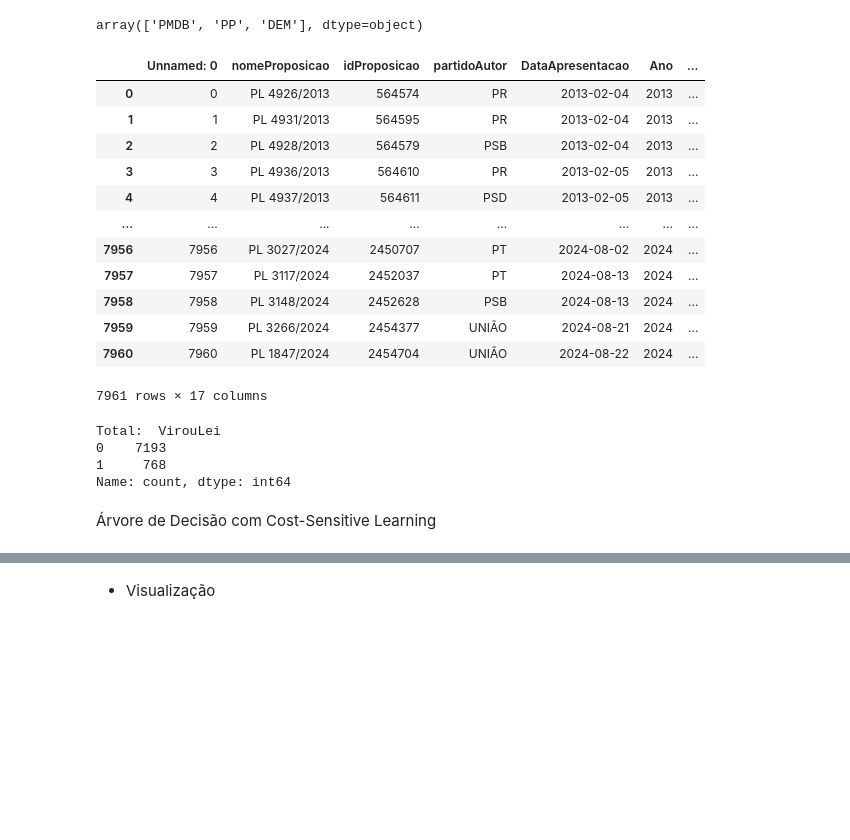
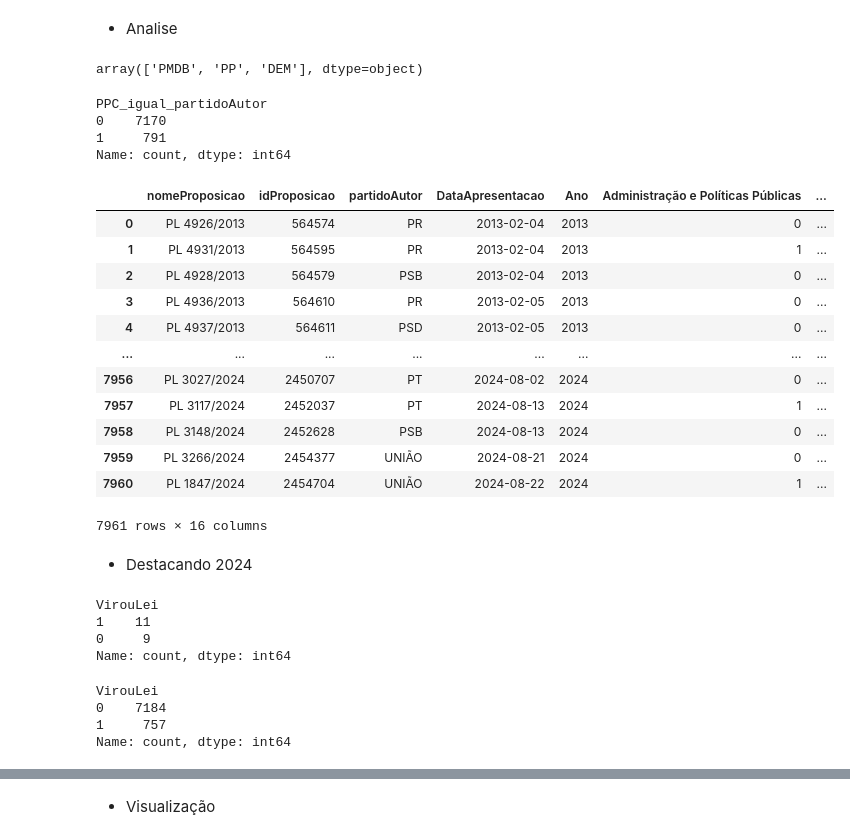
Before and after one commit to adriel1ft/NN_project, a Jupyter notebook: teste_arvore.ipynb, the cells around one changed output, grey strips where cells are left out. Saved outputs shown, nothing was run; the diff lists cells and outputs as text; code cells hidden in the pictures; blank space fills up the shorter version.

```diff
--- a/teste_arvore.ipynb
+++ b/teste_arvore.ipynb
@@ -26,32 +60,33 @@ df
+# %% [markdown]
+- Analise
 # %%
 df['Partido_Pres_Cam'].unique()
 # %% [output]
 array(['PMDB', 'PP', 'DEM'], dtype=object)
+# %%
+df['PPC_igual_partidoAutor'].value_counts()
+# %% [output]
+PPC_igual_partidoAutor
+0    7170
+1     791
+Name: count, dtype: int64
 # %%
-cols = [col for col in df.columns if col != 'VirouLei'] + ['VirouLei']
+cols = [col for col in df.columns if col != 'VirouLei' and col != 'Partido_Pres_Cam'] + ['VirouLei'] + ['Partido_Pres_Cam']
 df = df[cols]
 df
 # %% [output]
-|  | Unnamed: 0 | nomeProposicao | idProposicao | partidoAutor | DataApresentacao | Ano | ... |
-| 0 | 0 | PL 4926/2013 | 564574 | PR | 2013-02-04 | 2013 | ... |
-| 1 | 1 | PL 4931/2013 | 564595 | PR | 2013-02-04 | 2013 | ... |
-| 2 | 2 | PL 4928/2013 | 564579 | PSB | 2013-02-04 | 2013 | ... |
-| 3 | 3 | PL 4936/2013 | 564610 | PR | 2013-02-05 | 2013 | ... |
-| 4 | 4 | PL 4937/2013 | 564611 | PSD | 2013-02-05 | 2013 | ... |
+|  | nomeProposicao | idProposicao | partidoAutor | DataApresentacao | Ano | Administração e Políticas Públicas | ... |
+| 0 | PL 4926/2013 | 564574 | PR | 2013-02-04 | 2013 | 0 | ... |
+| 1 | PL 4931/2013 | 564595 | PR | 2013-02-04 | 2013 | 1 | ... |
+| 2 | PL 4928/2013 | 564579 | PSB | 2013-02-04 | 2013 | 0 | ... |
+| 3 | PL 4936/2013 | 564610 | PR | 2013-02-05 | 2013 | 0 | ... |
+| 4 | PL 4937/2013 | 564611 | PSD | 2013-02-05 | 2013 | 0 | ... |
 | ... | ... | ... | ... | ... | ... | ... | ... |
-| 7956 | 7956 | PL 3027/2024 | 2450707 | PT | 2024-08-02 | 2024 | ... |
-| 7957 | 7957 | PL 3117/2024 | 2452037 | PT | 2024-08-13 | 2024 | ... |
-| 7958 | 7958 | PL 3148/2024 | 2452628 | PSB | 2024-08-13 | 2024 | ... |
-| 7959 | 7959 | PL 3266/2024 | 2454377 | UNIÃO | 2024-08-21 | 2024 | ... |
-| 7960 | 7960 | PL 1847/2024 | 2454704 | UNIÃO | 2024-08-22 | 2024 | ... |
+| 7956 | PL 3027/2024 | 2450707 | PT | 2024-08-02 | 2024 | 0 | ... |
+| 7957 | PL 3117/2024 | 2452037 | PT | 2024-08-13 | 2024 | 1 | ... |
+| 7958 | PL 3148/2024 | 2452628 | PSB | 2024-08-13 | 2024 | 0 | ... |
+| 7959 | PL 3266/2024 | 2454377 | UNIÃO | 2024-08-21 | 2024 | 0 | ... |
+| 7960 | PL 1847/2024 | 2454704 | UNIÃO | 2024-08-22 | 2024 | 1 | ... |
-7961 rows × 17 columns
+7961 rows × 16 columns
-# %%
-virou_lei_counts = df['VirouLei'].value_counts()
-print("Total: ", virou_lei_counts)
-# %% [output]
-Total:  VirouLei
-0    7193
-1     768
-Name: count, dtype: int64
-# %% [markdown]
-Árvore de Decisão com Cost-Sensitive Learning
+# %% [markdown]
+- Destacando 2024
@@ -57,0 +96,14 @@ Name: count, dtype: int64
+# %%
+df_2024['VirouLei'].value_counts()
+# %% [output]
+VirouLei
+1    11
+0     9
+Name: count, dtype: int64
+# %%
+df['VirouLei'].value_counts()
+# %% [output]
+VirouLei
+0    7184
+1     757
+Name: count, dtype: int64
```
Also changed, not shown: parts of 39 cells of this notebook, 9 other files.
